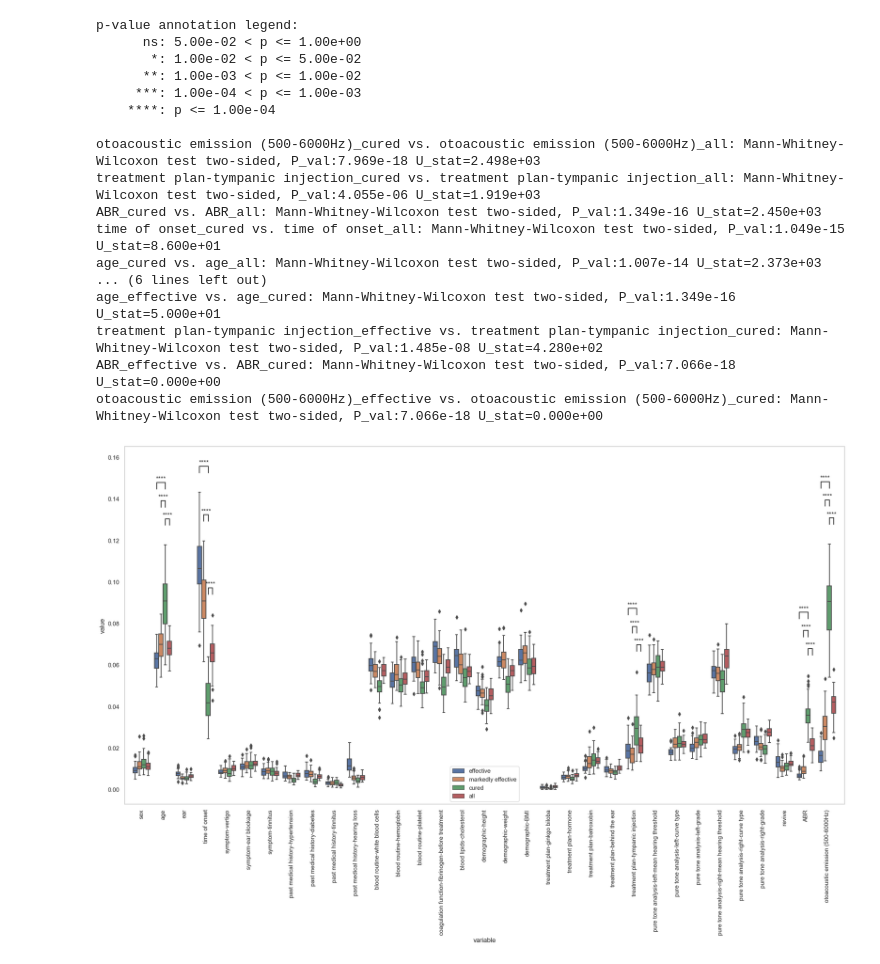
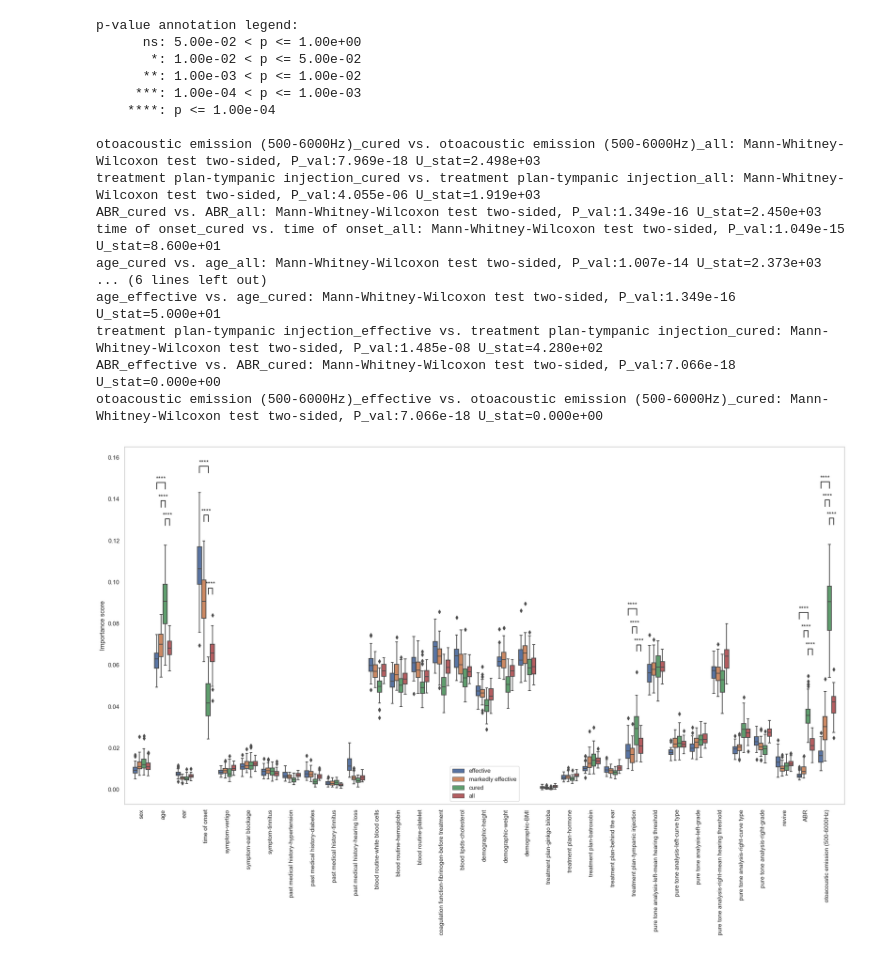
Before and after one commit to LMH0066/SSNHL, a Jupyter notebook: analyse/fill_influence_analyse.ipynb, the cells around one changed output. Drawn from its saved outputs; the diff is of its cells as text; code cells hidden in the pictures.

```diff
--- a/analyse/fill_influence_analyse.ipynb
+++ b/analyse/fill_influence_analyse.ipynb
@@ -8,10 +257,10 @@ from statannotations.Annotator import Annotator
 # %%
-def violinplot(data, x=None, y=None, hue=None, pairs=None, xticklabels=None, output_path: str = None, figsize: tuple = (24, 12)):
+def boxplot(data, x=None, y=None, hue=None, pairs=None, xlabel=None, ylabel=None, xticklabels=None, output_path: str = None, figsize: tuple = (24, 12)):
     sns.set_theme(style="whitegrid")
 
     fig, ax = plt.subplots(figsize=figsize)
 
-    ax = sns.violinplot(data=data, x=x, y=y, hue=hue)
+    ax = sns.boxplot(data=data, x=x, y=y, hue=hue)
 
     if pairs:
         annotator = Annotator(ax, pairs, data=data, x=x, y=y, hue=hue)
@@ -21,11 +270,11 @@ def violinplot(data, x=None, y=None, hue=None, pairs=None, xticklabels=None, out
     plt.legend()
     plt.grid(False)
 
-    if x:
-        plt.xlabel(x)
+    if xlabel is not None:
+        plt.xlabel(xlabel)
         plt.xticks(rotation=90)
-    if y:
-        plt.ylabel(y)
+    if ylabel is not None:
+        plt.ylabel(ylabel)
     if xticklabels:
         ax.set_xticklabels(labels=xticklabels)
 
@@ -127,30 +284,3 @@ SVC_control vs. SVC_KNN: Mann-Whitney-Wilcoxon test two-sided, P_val:2.771e-01 U
-# %%
-def boxplot(data, x=None, y=None, hue=None, pairs=None, xticklabels=None, output_path: str = None, figsize: tuple = (24, 12)):
-    sns.set_theme(style="whitegrid")
-
-    fig, ax = plt.subplots(figsize=figsize)
-
-    ax = sns.boxplot(data=data, x=x, y=y, hue=hue)
-
-    if pairs:
-        annotator = Annotator(ax, pairs, data=data, x=x, y=y, hue=hue)
-        annotator.configure(test='Mann-Whitney', text_format='star')
-        annotator.apply_and_annotate()
-
-    plt.legend()
-    plt.grid(False)
-
-    if x:
-        plt.xlabel(x)
-        plt.xticks(rotation=90)
-    if y:
-        plt.ylabel(y)
-    if xticklabels:
-        ax.set_xticklabels(labels=xticklabels)
-
-    if output_path:
-        plt.savefig(output_path, bbox_inches="tight")
-    plt.show()
 # %%
 control_RF_feature_importance = pd.read_csv('../output/control/RF_feature_importance.csv', header=[0, 1, 2])
 KNN_RF_feature_importance = pd.read_csv('../output/data_fill/KNN/RF_feature_importance.csv', header=[0, 1, 2])
@@ -180,34 +310,36 @@ boxplot(
         (('treatment plan-tympanic injection', 'cured'), ('treatment plan-tympanic injection', 'all')),
 
         (('ABR', 'cured'), ('ABR', 'effective')),
         (('ABR', 'cured'), ('ABR', 'markedly effective')),
         (('ABR', 'cured'), ('ABR', 'all')),
 
         (('otoacoustic emission (500-6000Hz)', 'cured'), ('otoacoustic emission (500-6000Hz)', 'effective')),
         (('otoacoustic emission (500-6000Hz)', 'cured'), ('otoacoustic emission (500-6000Hz)', 'markedly effective')),
         (('otoacoustic emission (500-6000Hz)', 'cured'), ('otoacoustic emission (500-6000Hz)', 'all')),
     ],
+    xlabel='',
+    ylabel='Importance score',
     output_path='../output/control/RF_feature_importance.pdf',
 )
 # %% [output]
 p-value annotation legend:
       ns: 5.00e-02 < p <= 1.00e+00
        *: 1.00e-02 < p <= 5.00e-02
       **: 1.00e-03 < p <= 1.00e-02
      ***: 1.00e-04 < p <= 1.00e-03
     ****: p <= 1.00e-04
 
 otoacoustic emission (500-6000Hz)_cured vs. otoacoustic emission (500-6000Hz)_all: Mann-Whitney-Wilcoxon test two-sided, P_val:7.969e-18 U_stat=2.498e+03
 treatment plan-tympanic injection_cured vs. treatment plan-tympanic injection_all: Mann-Whitney-Wilcoxon test two-sided, P_val:4.055e-06 U_stat=1.919e+03
 ABR_cured vs. ABR_all: Mann-Whitney-Wilcoxon test two-sided, P_val:1.349e-16 U_stat=2.450e+03
 time of onset_cured vs. time of onset_all: Mann-Whitney-Wilcoxon test two-sided, P_val:1.049e-15 U_stat=8.600e+01
 age_cured vs. age_all: Mann-Whitney-Wilcoxon test two-sided, P_val:1.007e-14 U_stat=2.373e+03
 ... (6 lines left out)
 age_effective vs. age_cured: Mann-Whitney-Wilcoxon test two-sided, P_val:1.349e-16 U_stat=5.000e+01
 treatment plan-tympanic injection_effective vs. treatment plan-tympanic injection_cured: Mann-Whitney-Wilcoxon test two-sided, P_val:1.485e-08 U_stat=4.280e+02
 ABR_effective vs. ABR_cured: Mann-Whitney-Wilcoxon test two-sided, P_val:7.066e-18 U_stat=0.000e+00
 otoacoustic emission (500-6000Hz)_effective vs. otoacoustic emission (500-6000Hz)_cured: Mann-Whitney-Wilcoxon test two-sided, P_val:7.066e-18 U_stat=0.000e+00
-[figure, old version]
+[figure, new version]
 # %%
 boxplot(
     pd.melt(KNN_RF_feature_importance, value_vars=KNN_RF_feature_importance.reset_index().columns.drop(['index', 'target']), id_vars=['target']),
```
Also changed, not shown: parts of 9 cells of this notebook, 43 other files.
